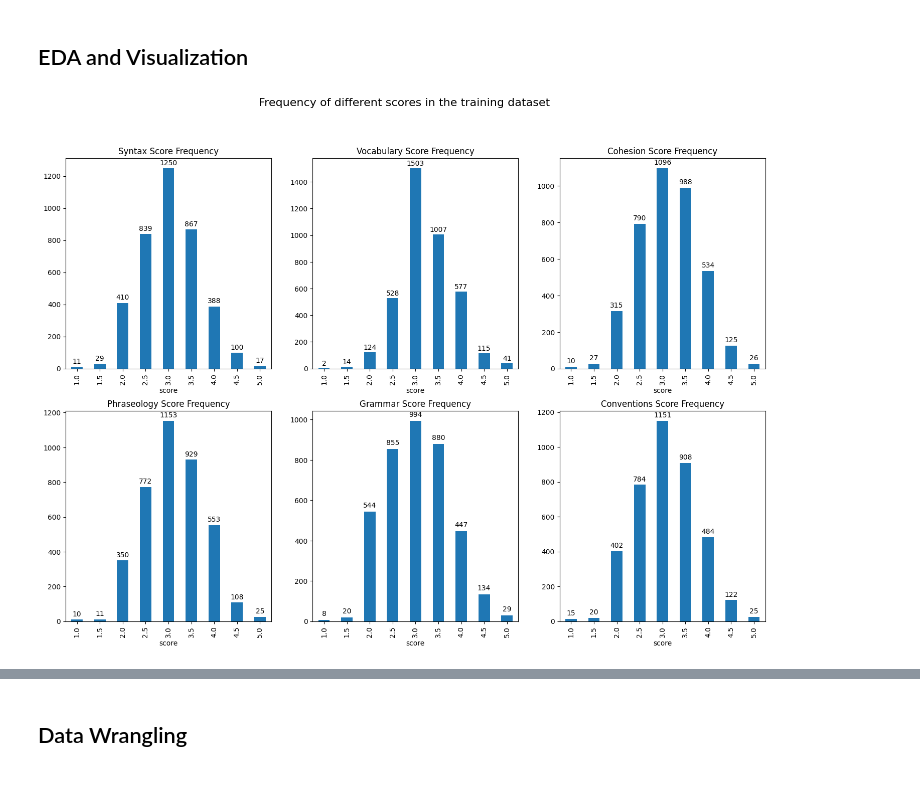
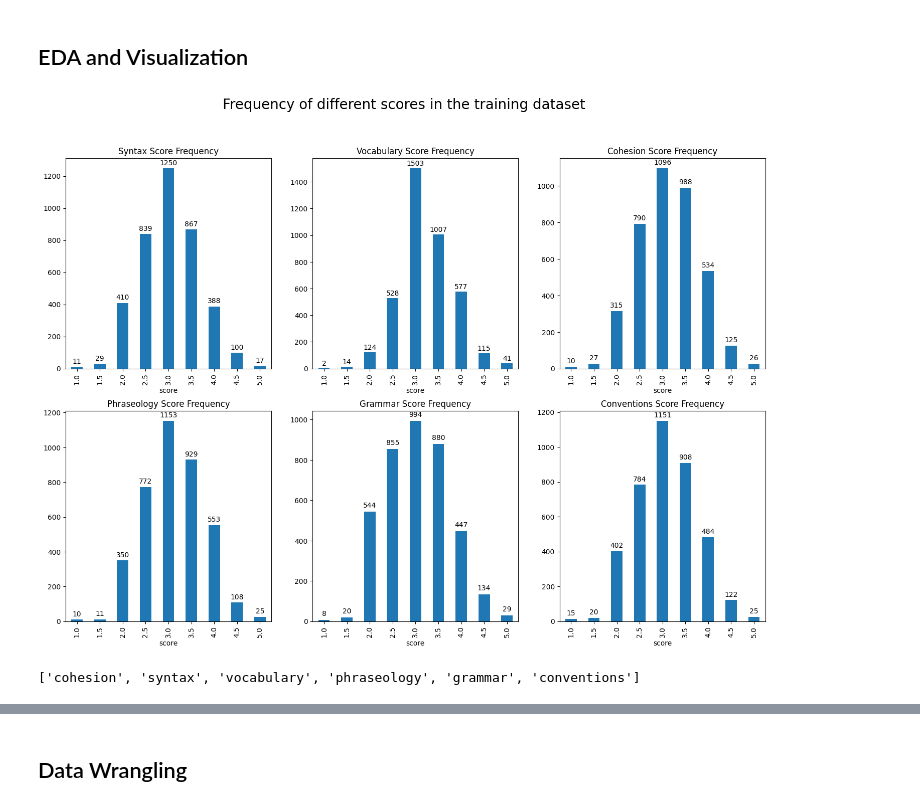
Before and after one commit to AImeetsAG/English-Language-Learning-Feedback-Machine-Learning-Competition, a Jupyter notebook: Vocabulary_Arpan.ipynb, the cells around one changed output, grey strips where cells are left out. Saved outputs shown, nothing was run; the diff lists cells and outputs as text; code cells hidden in the pictures.

```diff
--- a/Vocabulary_Arpan.ipynb
+++ b/Vocabulary_Arpan.ipynb
@@ -74,33 +74,39 @@ for i in range(phraseology_values.shape[0]):
     x = phraseology_values.iloc[i,0]*2-2
     y = phraseology_values.iloc[i,1]
     ax.annotate(str(y), xy= (x,y+20), ha = 'center')
 
 grammar_values = pd.DataFrame(data.iloc[:,2:].grammar.value_counts())
 grammar_values.reset_index(inplace= True)
 grammar_values.columns = ['score', 'counts']
 grammar_values.sort_values('score', inplace=True)
 ax = grammar_values.plot(ax = axs[1,1], x = 'score', y = 'counts', kind = 'bar',
                         title= 'Grammar Score Frequency', legend = False)
 
 for i in range(grammar_values.shape[0]):
     x = grammar_values.iloc[i,0]*2-2
     y = grammar_values.iloc[i,1]
     ax.annotate(str(y), xy= (x,y+20), ha = 'center')
 
 conventions_values = pd.DataFrame(data.iloc[:,2:].conventions.value_counts())
 conventions_values.reset_index(inplace= True)
 conventions_values.columns = ['score', 'counts']
 conventions_values.sort_values('score', inplace=True)
 ax = conventions_values.plot(ax = axs[1,2], x = 'score', y = 'counts', kind = 'bar',
                         title= 'Conventions Score Frequency', legend = False)
 
 for i in range(conventions_values.shape[0]):
     x = conventions_values.iloc[i,0]*2-2
     y = conventions_values.iloc[i,1]
     ax.annotate(str(y), xy= (x,y+20), ha = 'center')
 
-fig.suptitle('Frequency of different scores in the training dataset', fontsize = 16)
+fig.suptitle('Frequency of different scores in the training dataset', fontsize = 20)
+fig.savefig('Bars.png')
 plt.show()
 # %% [output]
-[figure, old version]
+[figure, new version]
+# %%
+alpha = list(data.corr().index)
+alpha
+# %% [output]
+['cohesion', 'syntax', 'vocabulary', 'phraseology', 'grammar', 'conventions']
 # %%
```
Also changed, not shown: parts of 2 cells of this notebook, 2 other files.
